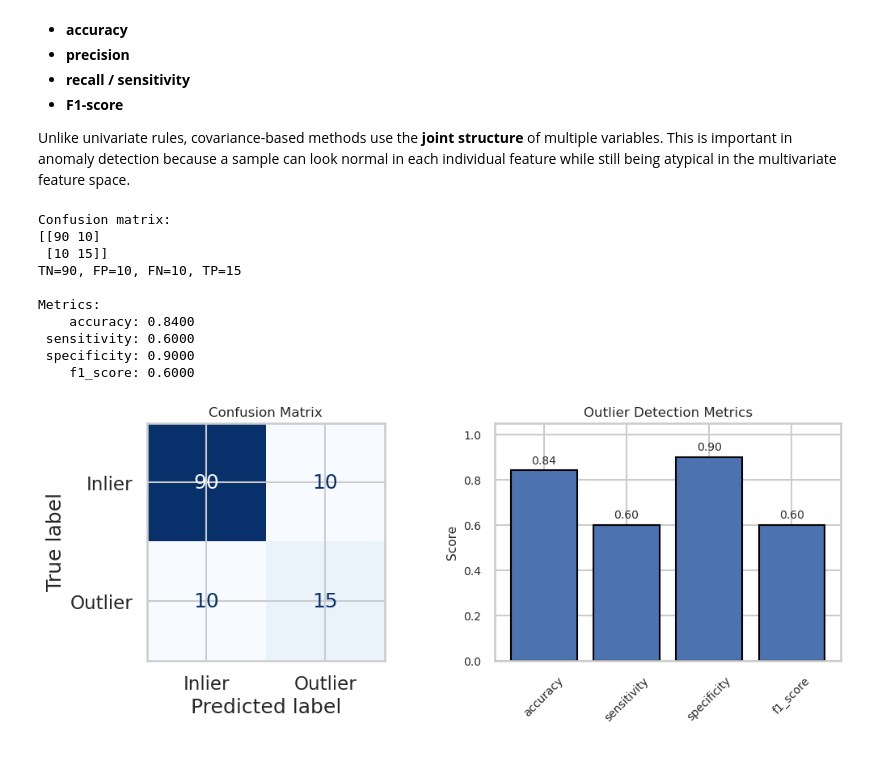
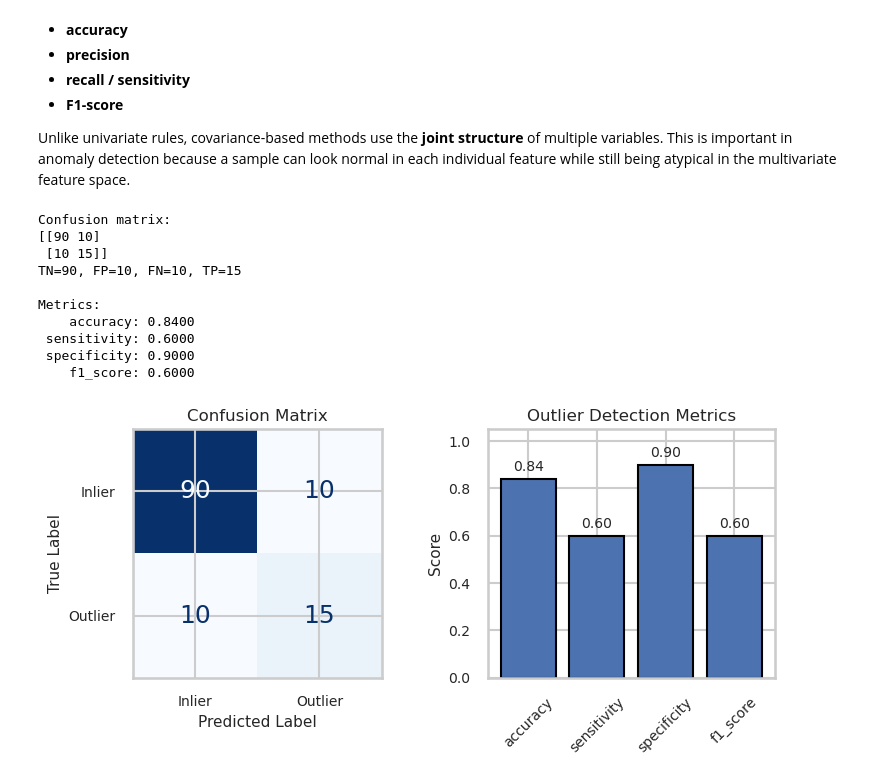
Before and after one commit to JuanMarcosRamirez/xmlad, a Jupyter notebook: 02_anomaly_detection.ipynb, the cells around one changed output. Cells and saved outputs as stored; diff of their text form; code cells hidden in the pictures.

```diff
--- a/02_anomaly_detection.ipynb
+++ b/02_anomaly_detection.ipynb
@@ -341,7 +355,7 @@ for name, value in metrics.items():
 # ------------------------------------------------------------
 # Visualization: confusion matrix + metric bar chart
 # ------------------------------------------------------------
-fig, axes = plt.subplots(1, 2, figsize=(10, 4), constrained_layout=True)
+fig, axes = plt.subplots(1, 2, figsize=(8, 4), constrained_layout=True)
 
 # Confusion matrix
 disp = ConfusionMatrixDisplay(
@@ -350,6 +364,9 @@ disp = ConfusionMatrixDisplay(
 )
 disp.plot(ax=axes[0], cmap="Blues", colorbar=False)
 axes[0].set_title("Confusion Matrix", fontsize=12)
+axes[0].tick_params(axis="both", labelsize=10)
+axes[0].set_xlabel("Predicted Label", fontsize=11)
+axes[0].set_ylabel("True Label", fontsize=11)
 
 # Metrics
 metric_names = ["accuracy", "sensitivity", "specificity", "f1_score"]
@@ -357,32 +374,33 @@ metric_values = [metrics[m] for m in metric_names]
 
 bars = axes[1].bar(metric_names, metric_values, edgecolor="black")
 axes[1].set_ylim(0, 1.05)
 axes[1].set_ylabel("Score", fontsize=11)
 axes[1].set_title("Outlier Detection Metrics", fontsize=12)
 axes[1].tick_params(axis="x", rotation=45, labelsize=10)
 axes[1].tick_params(axis="y", labelsize=10)
 
 for bar, value in zip(bars, metric_values):
     axes[1].text(
         bar.get_x() + bar.get_width() / 2,
         value + 0.02,
         f"{value:.2f}",
         ha="center",
         va="bottom",
         fontsize=10,
     )
 
+plt.tight_layout()
 plt.show()
 # %% [output]
 Confusion matrix:
 [[90 10]
  [10 15]]
 TN=90, FP=10, FN=10, TP=15
 
 Metrics:
     accuracy: 0.8400
  sensitivity: 0.6000
  specificity: 0.9000
     f1_score: 0.6000
-[figure, old version]
+[figure, new version]
 # %% [markdown]
```
Also changed, not shown: parts of 8 cells of this notebook.
